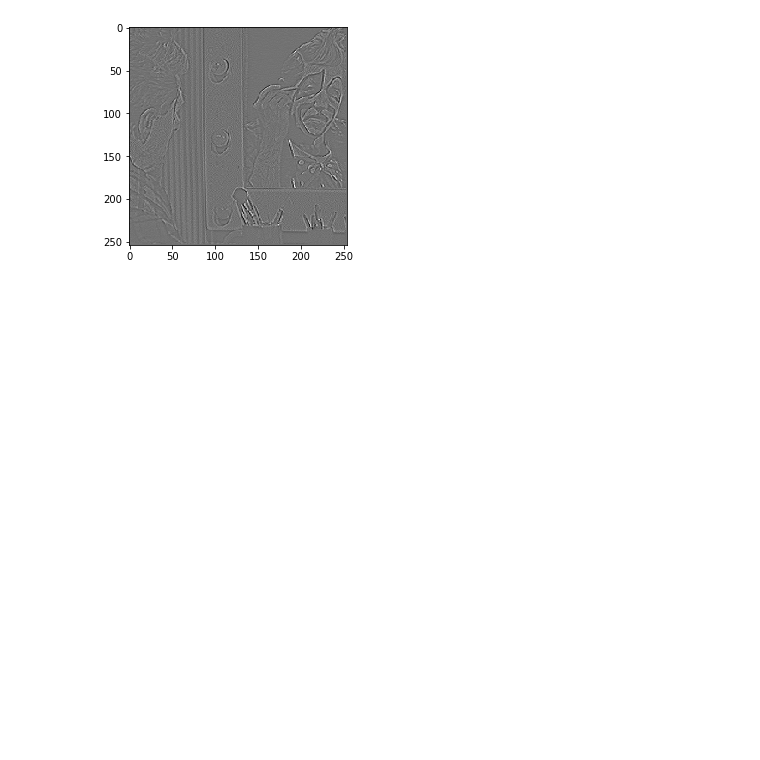
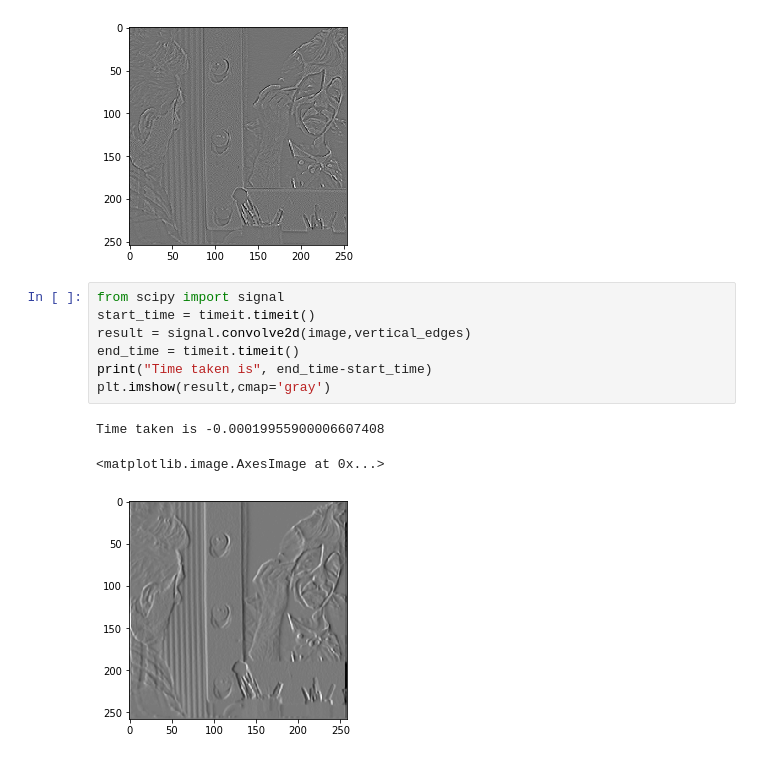
Before and after one commit to Sharath-Ramachandran/DeepLearningAssignments, a Jupyter notebook: Assignment1/Question3.ipynb, the cells around one changed output. Saved outputs shown, nothing was run; the diff lists cells and outputs as text; blank space fills up the shorter version.

```diff
--- a/Assignment1/Question3.ipynb
+++ b/Assignment1/Question3.ipynb
@@ -74,4 +79,15 @@ plt.imshow(imageOut_laplacian,cmap='gray')
 Output shape is  (254, 254)
 <matplotlib.image.AxesImage at 0x...>
 [figure]
+# %%
+from scipy import signal
+start_time = timeit.timeit()
+result = signal.convolve2d(image,vertical_edges)
+end_time = timeit.timeit()
+print("Time taken is", end_time-start_time)
+plt.imshow(result,cmap='gray')
+# %% [output]
+Time taken is -0.00019955900006607408
+<matplotlib.image.AxesImage at 0x...>
+[figure, added]
 # %%
```
Also changed, not shown: parts of 3 cells of this notebook, 2 other files.
